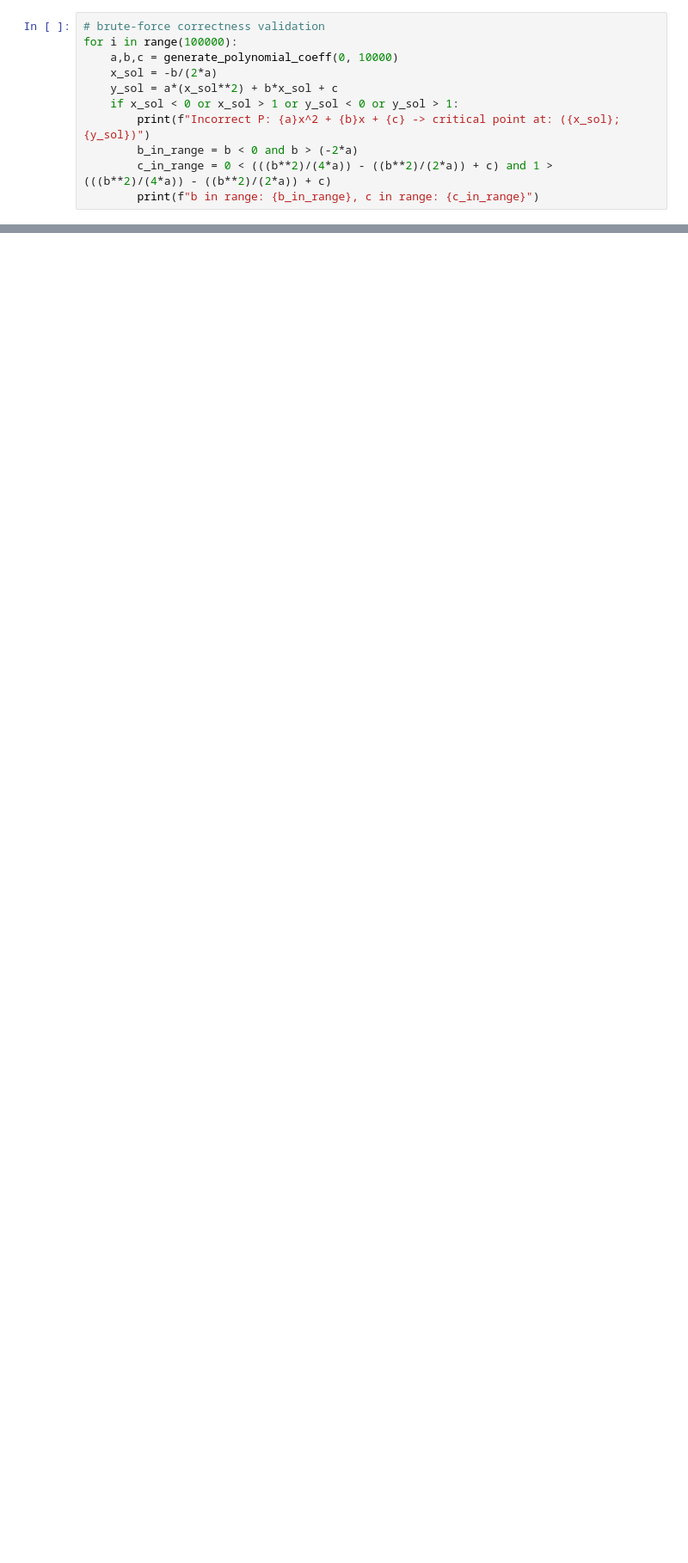
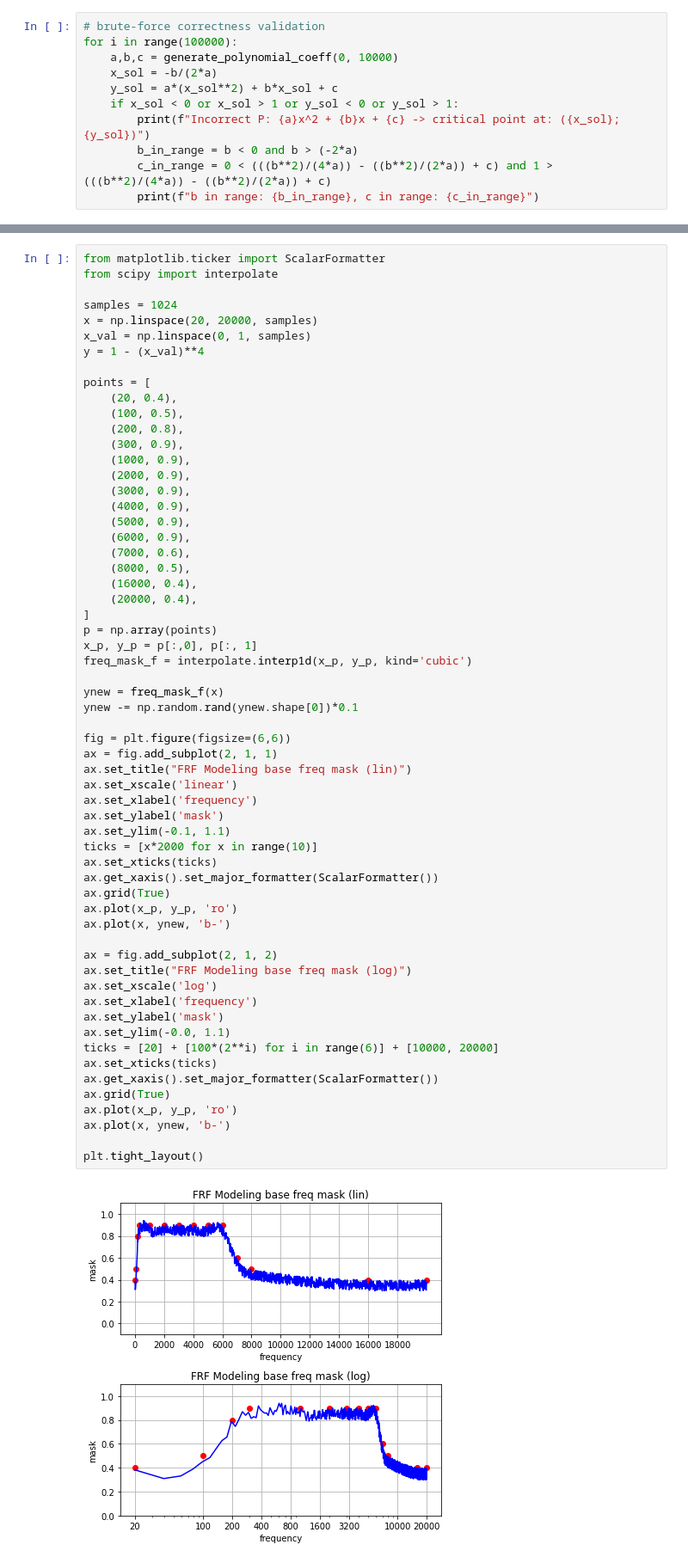
Before and after one commit to Andrius-B/bakis, a Jupyter notebook: notebooks/random_polynomial_with_one_root.ipynb, the cells around one changed output, grey strips where cells are left out. Shown: that part at 86% size. Saved outputs shown, nothing was run; the diff lists cells and outputs as text; blank space fills up the shorter version.

Commit message:
Torch update and frf mimic frequency mask

```diff
--- a/notebooks/random_polynomial_with_one_root.ipynb
+++ b/notebooks/random_polynomial_with_one_root.ipynb
@@ -131,0 +136,62 @@ tensor([[[[0.9385, 0.9385, 0.9385, 0.9385, 0.9385],
+# %%
+from matplotlib.ticker import ScalarFormatter
+from scipy import interpolate
+
+samples = 1024
+x = np.linspace(20, 20000, samples)
+x_val = np.linspace(0, 1, samples)
+y = 1 - (x_val)**4
+
+points = [
+    (20, 0.4),
+    (100, 0.5),
+    (200, 0.8),
+    (300, 0.9),
+    (1000, 0.9),
+    (2000, 0.9),
+    (3000, 0.9),
+    (4000, 0.9),
+    (5000, 0.9),
+    (6000, 0.9),
+    (7000, 0.6),
+    (8000, 0.5),
+    (16000, 0.4),
+    (20000, 0.4),
+]
+p = np.array(points)
+x_p, y_p = p[:,0], p[:, 1]
+freq_mask_f = interpolate.interp1d(x_p, y_p, kind='cubic')
+
+ynew = freq_mask_f(x)
+ynew -= np.random.rand(ynew.shape[0])*0.1
+
+fig = plt.figure(figsize=(6,6))
+ax = fig.add_subplot(2, 1, 1)
+ax.set_title("FRF Modeling base freq mask (lin)")
+ax.set_xscale('linear')
+ax.set_xlabel('frequency')
+ax.set_ylabel('mask')
+ax.set_ylim(-0.1, 1.1)
+ticks = [x*2000 for x in range(10)]
+ax.set_xticks(ticks)
+ax.get_xaxis().set_major_formatter(ScalarFormatter())
+ax.grid(True)
+ax.plot(x_p, y_p, 'ro')
+ax.plot(x, ynew, 'b-')
+
+ax = fig.add_subplot(2, 1, 2)
+ax.set_title("FRF Modeling base freq mask (log)")
+ax.set_xscale('log')
+ax.set_xlabel('frequency')
+ax.set_ylabel('mask')
+ax.set_ylim(-0.0, 1.1)
+ticks = [20] + [100*(2**i) for i in range(6)] + [10000, 20000]
+ax.set_xticks(ticks)
+ax.get_xaxis().set_major_formatter(ScalarFormatter())
+ax.grid(True)
+ax.plot(x_p, y_p, 'ro')
+ax.plot(x, ynew, 'b-')
+
+plt.tight_layout()
+# %% [output]
+[figure, added]
```
Also changed, not shown: parts of 7 cells of this notebook, 8 other files.
